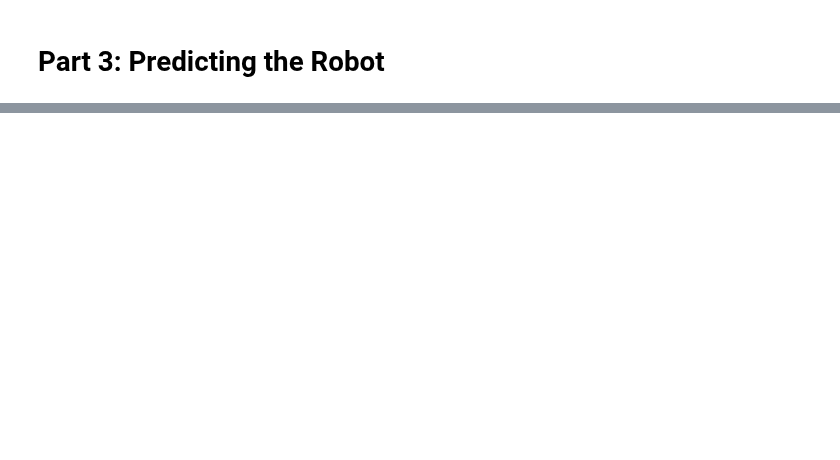
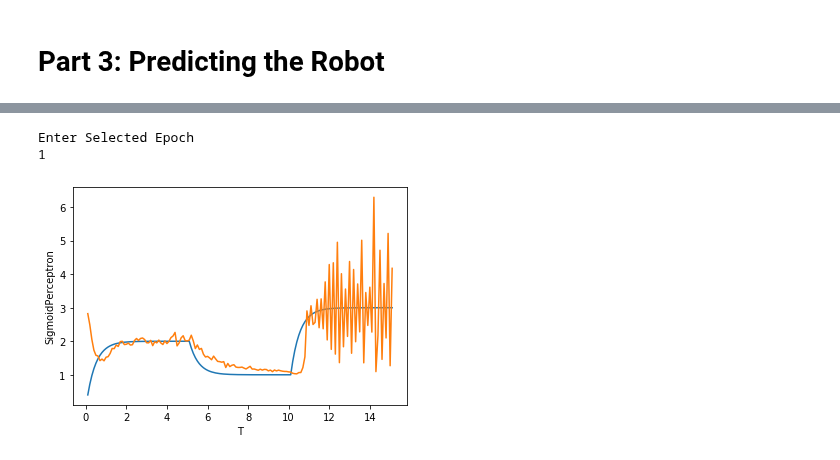
Before and after one commit to JamesDun2866/Computational-Science, a Jupyter notebook: Computational Science.ipynb, the cells around one changed output, grey strips where cells are left out. Cells and saved outputs as stored; diff of their text form; code cells hidden in the pictures; blank space fills up the shorter version.

```diff
--- a/Computational Science.ipynb
+++ b/Computational Science.ipynb
@@ -464,7 +476,7 @@ NameError: name 'SelectEpoch' is not defined
 # %%
 print ("Enter Learning Rate")
-lrsigmoid = float (input())
+lr = float (input())
 print ("Enter Amount of Epochs")
-Epochnumsigmoid = int (input())
+Epochnum = int (input())
 
-SigmoidPerceptron = train_weights_sigmoid(Nosiedx,lrsigmoid, Epochnumsigmoid)
+SigmoidPerceptron = train_weights_sigmoid(Noisedx,lr,Epochnum)
@@ -471,8 +498,14 @@ SigmoidPerceptron = train_weights_sigmoid(Nosiedx,lrsigmoid, Epochnumsigmoid)
 # %%
 print ("Enter Selected Epoch")
-SelectedEpochnumsigmoid = float (input())
-EpochStepsigmoid = SelectedEpoch(SelectedEpochnumsigmoid,SigmoidPerceptron)
-df1['SigmoidPerceptron'] = EpochStepsigmoid
+SelectedEpochnum = int (input())
+EpochStep = SelectedEpoch(SelectedEpochnum,SigmoidPerceptron)
+
+
+df1['SigmoidPerceptron'] = EpochStep
 df1
 Noiseplt = sns.lineplot(x="T", y="X", data=df1)
-Sigmoid = sns.lineplot(x="T", y="SigmoidPerceptron", data=df1)
+Stepplt = sns.lineplot(x="T", y="SigmoidPerceptron", data=df1)
+# %% [output]
+Enter Selected Epoch
+1
+[figure, added]
```
Also changed, not shown: parts of 17 cells of this notebook.
